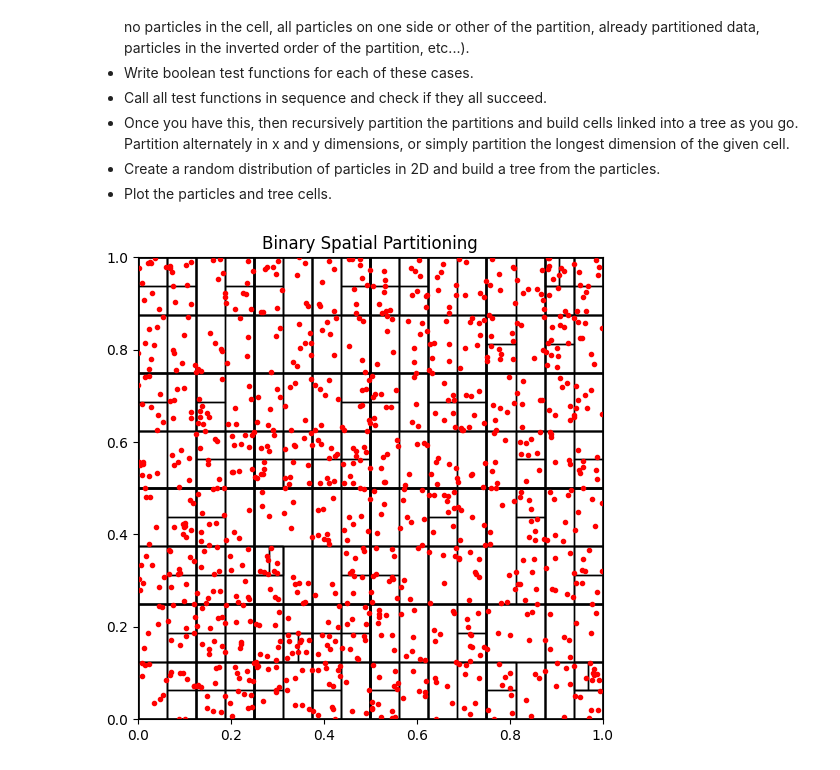
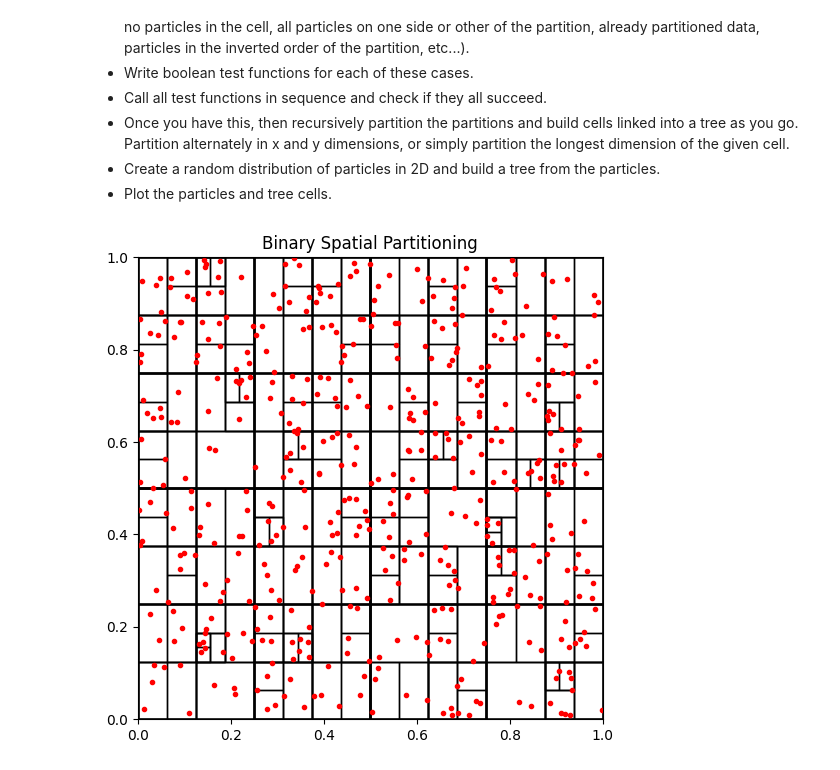
Before and after one commit to dariohug/simulations_in_science_II, a Jupyter notebook: visualizations.ipynb, the cells around one changed output. Drawn from its saved outputs; the diff is of its cells as text; code cells hidden in the pictures.

```diff
--- a/visualizations.ipynb
+++ b/visualizations.ipynb
@@ -18,24 +26,42 @@ import matplotlib.pyplot as plt
 - Plot the particles and tree cells.
 # %%
 #Create create a number of random point between (0,0) and (1,1)
-particles = [utils.Particle(np.random.rand(), np.random.rand()) for _ in range (1000)]
+particles = [Particle(np.random.rand(), np.random.rand()) for _ in range (500)]
 
-root_cell = utils.Cell(0, 0, 1, 1, particles)
+root_cell = Cell(0, 0, 1, 1, particles)
 
 root_cell.split_cell(True, 4)
 
 # Create plot
 fig, ax = plt.subplots(figsize=(6, 6))
 ax.set_xlim(0, 1)
 ax.set_ylim(0, 1)
 ax.set_title("Binary Spatial Partitioning")
 
 # Plot cells and particles
-utils.plot_cells(ax, root_cell)
+def plot_cells(ax, cell):
+    # Draw the cell boundary
+    rect = plt.Rectangle(
+        (cell.pos_bl_x, cell.pos_bl_y),  # Bottom-left corner
+        cell.pos_tr_x - cell.pos_bl_x,   # Width
+        cell.pos_tr_y - cell.pos_bl_y,   # Height
+        edgecolor='black',
+        linewidth=1,
+        fill=False
+    )
+    ax.add_patch(rect)
+
+    # Plot particles as red dots
+    for particle in cell.particles:
+        x, y = particle.get_pos()
+        ax.plot(x, y, 'ro', markersize=3)
+
+    # Recursively plot children
+    for sub_cell in cell.children:
+        plot_cells(ax, sub_cell)
+
+plot_cells(ax, root_cell)
 
 plt.show()
-
-
-# Theory:
 # %% [output]
-[figure, old version]
+[figure, new version]
```
Also changed, not shown: parts of 4 cells of this notebook, 1 other file.
